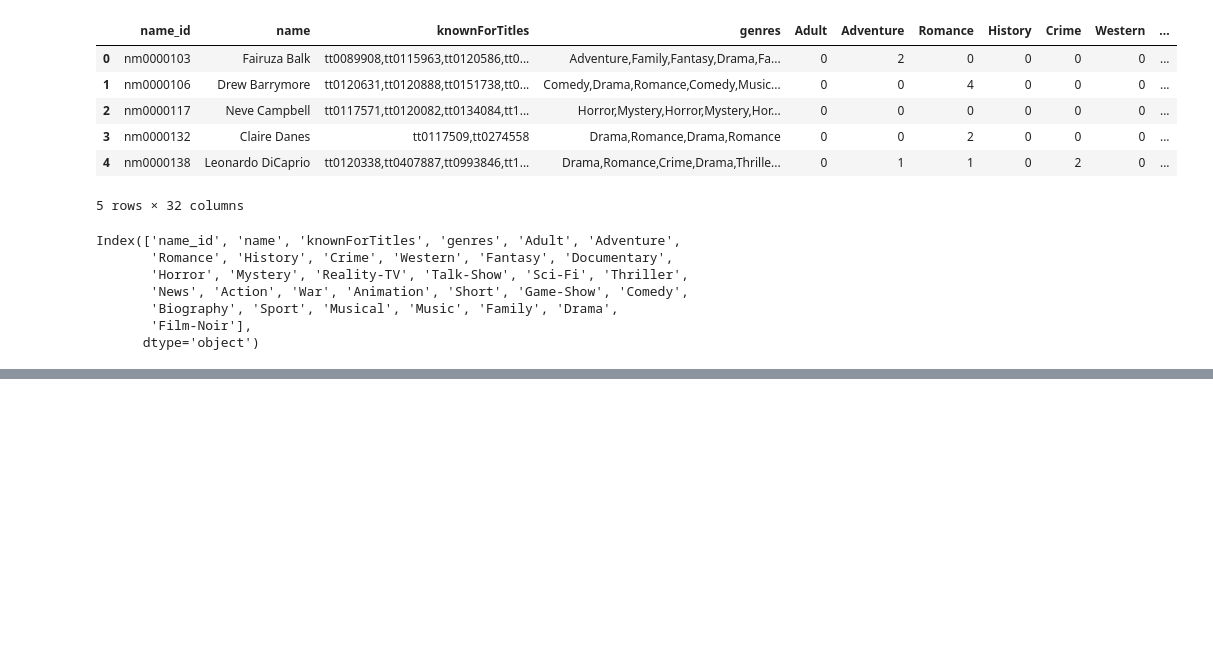
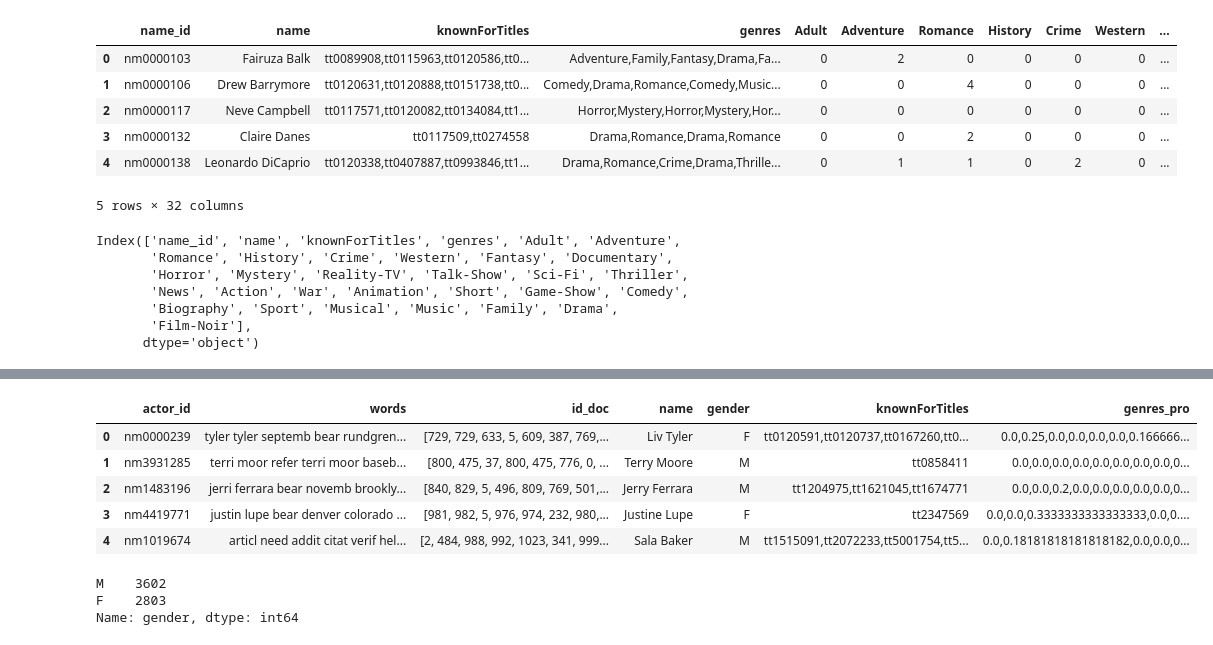
Before and after one commit to LuWang-zishuijing/ResumeClassifier, a Jupyter notebook: EDA/actors_manually_label.ipynb, the cells around one changed output, grey strips where cells are left out. Saved outputs shown, nothing was run; the diff lists cells and outputs as text; code cells hidden in the pictures; blank space fills up the shorter version.

```diff
--- a/EDA/actors_manually_label.ipynb
+++ b/EDA/actors_manually_label.ipynb
@@ -594,0 +686,6 @@ Index(['name_id', 'name', 'knownForTitles', 'genres', 'Adult', 'Adventure',
+# %%
+actors_lables_v2.drop('genres_pro', axis=1)
+actors_lables_v2['genres_pro'] = actors_lables_normalizing['genres_pro']
+actors_lables_v2['gender'] = temp['gender']
+actors_lables_v2 = actors_lables_v2[['name_id', 'name', 'gender', 'knownForTitles', 'genres_pro']]
+actors_lables_v2.head()
@@ -597,2 +705,0 @@ actors_lables.to_csv("actors_lables_v1.csv", index=False)
-# %%
-actors_lables_v2 = actors_lables.copy()
@@ -600,0 +706,2 @@ actors_lable_2['genres'] = actors_lable_2[genres]
+# %%
+actors_8743_pd = pd.read_csv('./joined_labeled_8743.csv', sep="\t")
@@ -600,0 +717,11 @@ actors_lable_2['genres'] = actors_lable_2[genres]
+# %%
+actors_vs_8743_lables_v2_6405 = actors_8743_pd.merge(actors_lables_v2, left_on='actor_id', right_on='name_id')
+actors_vs_8743_lables_v2_6405.drop(['name_id', 'label'], axis=1, inplace=True)
+actors_vs_8743_lables_v2_6405.head()
+# %% [output]
+|  | actor_id | words | id_doc | name | gender | knownForTitles | genres_pro |
+| 0 | nm0000239 | tyler tyler septemb bear rundgren... | [729, 729, 633, 5, 609, 387, 769,... | Liv Tyler | F | tt0120591,tt0120737,tt0167260,tt0... | 0.0,0.25,0.0,0.0,0.0,0.0,0.166666... |
+| 1 | nm3931285 | terri moor refer terri moor baseb... | [800, 475, 37, 800, 475, 776, 0, ... | Terry Moore | M | tt0858411 | 0.0,0.0,0.0,0.0,0.0,0.0,0.0,0.0,0... |
+| 2 | nm1483196 | jerri ferrara bear novemb brookly... | [840, 829, 5, 496, 809, 769, 501,... | Jerry Ferrara | M | tt1204975,tt1621045,tt1674771 | 0.0,0.0,0.2,0.0,0.0,0.0,0.0,0.0,0... |
+| 3 | nm4419771 | justin lupe bear denver colorado ... | [981, 982, 5, 976, 974, 232, 980,... | Justine Lupe | F | tt2347569 | 0.0,0.0,0.3333333333333333,0.0,0.... |
+| 4 | nm1019674 | articl need addit citat verif hel... | [2, 484, 988, 992, 1023, 341, 999... | Sala Baker | M | tt1515091,tt2072233,tt5001754,tt5... | 0.0,0.18181818181818182,0.0,0.0,0... |
@@ -600,0 +730,6 @@ actors_lable_2['genres'] = actors_lable_2[genres]
+# %%
+actors_vs_8743_lables_v2_6405.gender.value_counts()
+# %% [output]
+M    3602
+F    2803
+Name: gender, dtype: int64
```
Also changed, not shown: parts of 16 cells of this notebook, 1 other file.
